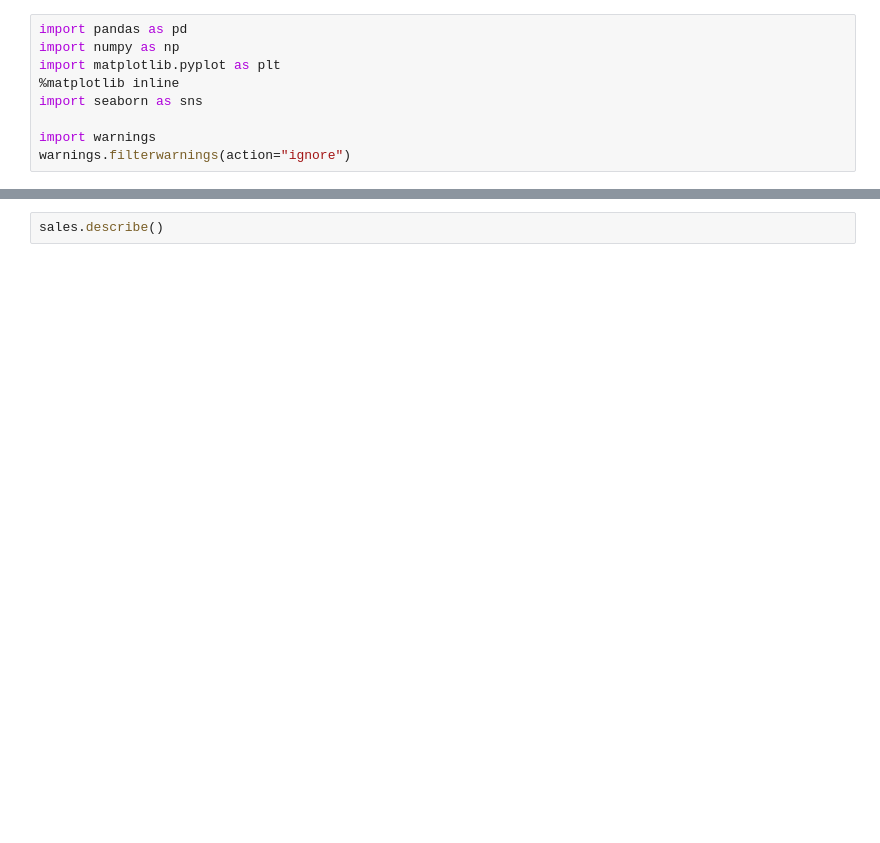
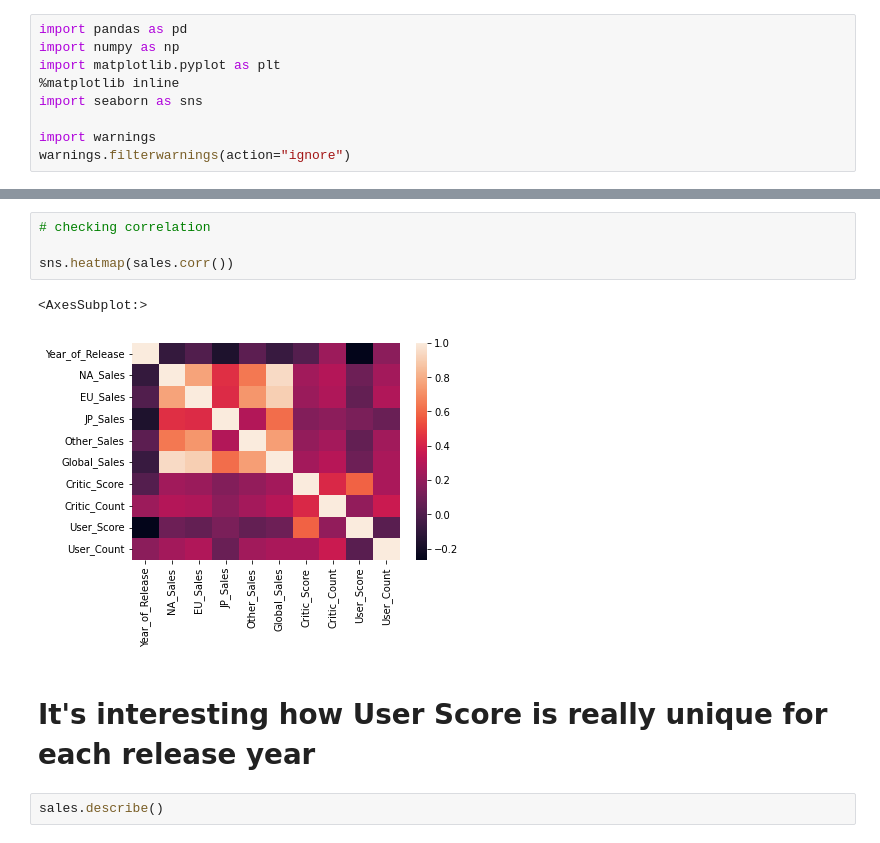
Before and after one commit to obaliuta/games_sales, a Jupyter notebook: notebook.ipynb, the cells around one changed output, grey strips where cells are left out. Cells and saved outputs as stored; diff of their text form; blank space fills up the shorter version.

```diff
--- a/notebook.ipynb
+++ b/notebook.ipynb
@@ -42,3 +75,12 @@ memory usage: 2.0+ MB
+# %%
+# checking correlation
+
+sns.heatmap(sales.corr())
+# %% [output]
+<AxesSubplot:>
+[figure, added]
+# %% [markdown]
+# It's interesting how User Score is really unique for each release year
 # %%
 sales.describe()
 # %% [output]
```
Also changed, not shown: parts of 22 cells of this notebook.
